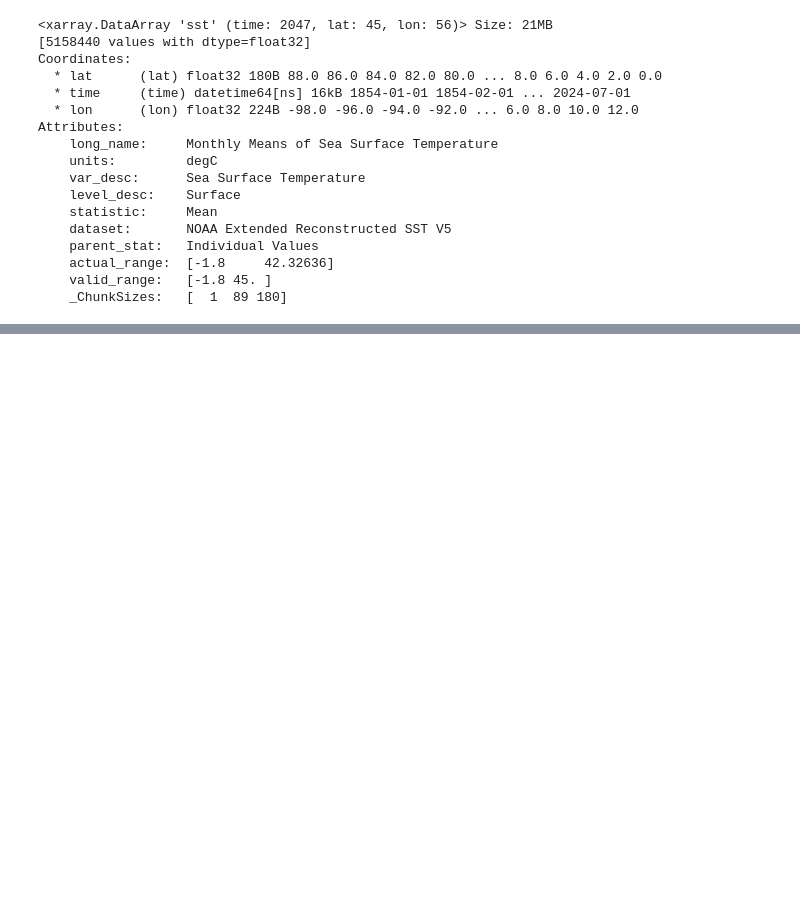
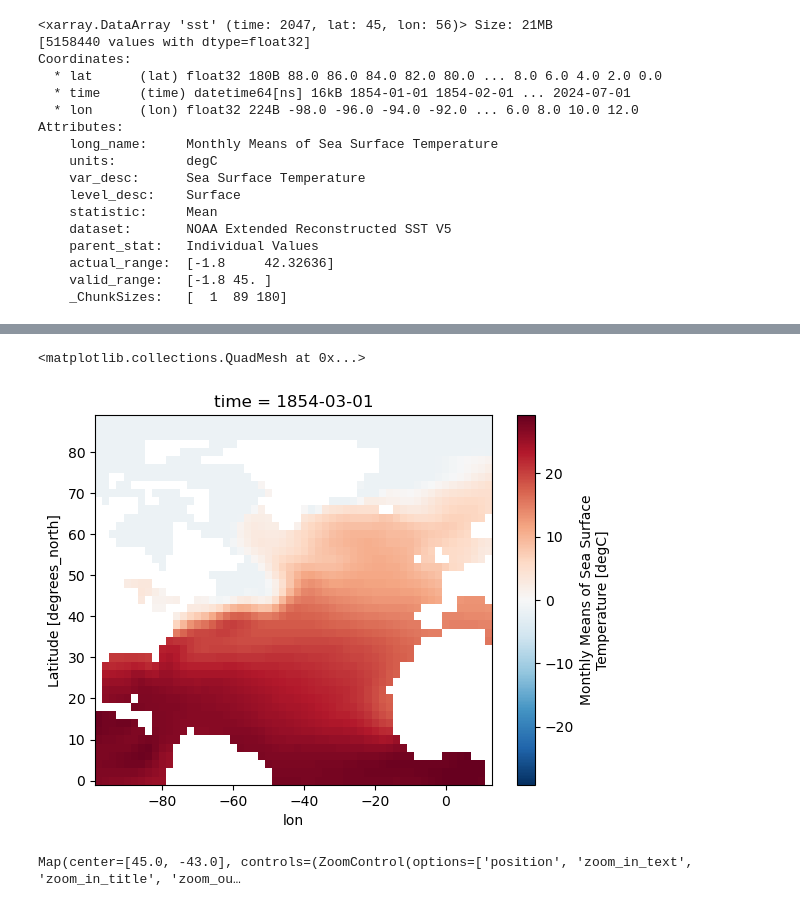
Before and after one commit to oceanhackweek/ohw24_proj_north_atlantic_variability_us, a Jupyter notebook: contributor_folders/alexfrenzel/Datavis1.ipynb, the cells around one changed output, grey strips where cells are left out. Drawn from its saved outputs; the diff is of its cells as text; code cells hidden in the pictures; blank space fills up the shorter version.

```diff
--- a/contributor_folders/alexfrenzel/Datavis1.ipynb
+++ b/contributor_folders/alexfrenzel/Datavis1.ipynb
@@ -137,0 +184,24 @@ time_step = na_sst.sel(time='1950-08-01')
+# %%
+na_sst.isel(time=2).plot.pcolormesh()
+# %% [output]
+<matplotlib.collections.QuadMesh at 0x...>
+[figure, added]
+# %%
+#interactive map example
+from ipyleaflet import FullScreenControl, Map, Rectangle
+
+min_lon, max_lon = -98, 12
+min_lat, max_lat = 90, 0
+
+rectangle = Rectangle(bounds=((0, -98), (90, 12)))
+
+m = Map(
+    center=((0 + 90) / 2, (12 + -98) / 2),
+    zoom=6,
+)
+
+m.add_layer(rectangle)
+m.add_control(FullScreenControl())
+m
+# %% [output]
+Map(center=[45.0, -43.0], controls=(ZoomControl(options=['position', 'zoom_in_text', 'zoom_in_title', 'zoom_ou…
```
Also changed, not shown: parts of 9 cells of this notebook.
